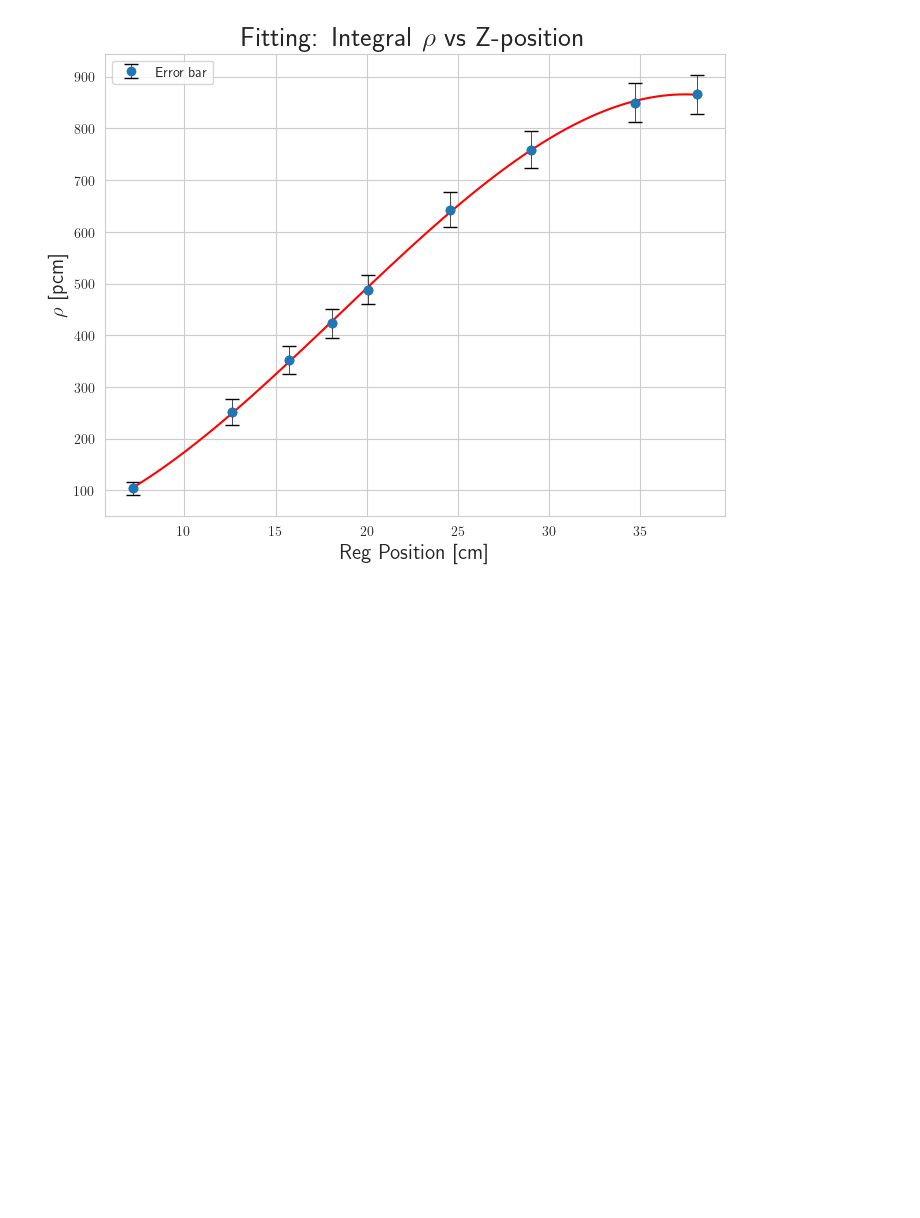
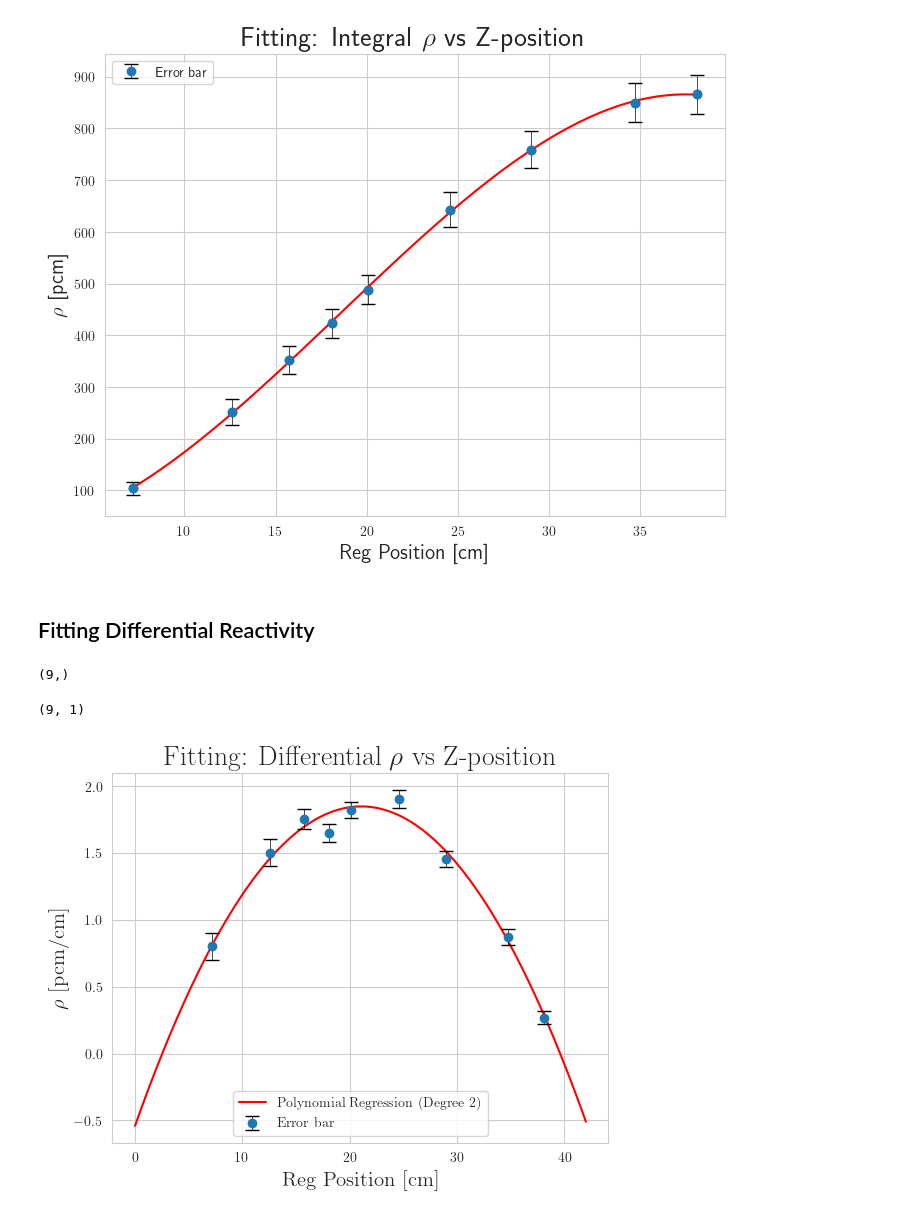
Before and after one commit to 96mat/ENRK, a Jupyter notebook: Report.ipynb, the cells around one changed output. Drawn from its saved outputs; the diff is of its cells as text; code cells hidden in the pictures; blank space fills up the shorter version.

Commit message:
Differential Reactivity Fit

```diff
--- a/Report.ipynb
+++ b/Report.ipynb
@@ -959,3 +960,44 @@ model.fit()
 model.plot()
 # %% [output]
 [figure]
+# %% [markdown]
+## Fitting Differential Reactivity
+# %%
+import numpy as np
+import matplotlib.pyplot as plt
+from sklearn.linear_model import LinearRegression
+from sklearn.preprocessing import PolynomialFeatures
+from sklearn.pipeline import make_pipeline
+
+#Data
+y = (dfg["Diff. $\rho$"].to_numpy())/(dfg["final_Reg"].to_numpy()-dfg["initial_Reg"].to_numpy())
+x = dfg["Reg(cm)"].to_numpy()
+# Reshape x for sklearn
+x = x.reshape(-1,1)
+display(np.shape(y))
+display(np.shape(x))
+
+
+# Try polynomial regression
+degree = 2  # Adjust the degree based on your data
+model = make_pipeline(PolynomialFeatures(degree), LinearRegression())
+model.fit(x, y)
+
+# Generate predictions
+x_pred = np.linspace(0, 42, 1000).reshape(-1, 1) #dominio su cui voler fare la previsione, lo scegliamo noi. In modo da poter fare un eventuale estrapolazione
+y_pred = model.predict(x_pred)
+
+# Plot the data and the fitted curve
+#plt.scatter(x, y, label='CR position')
+plt.plot(x_pred, y_pred, label=f'Polynomial Regression (Degree {degree})', color='red')
+plt.errorbar(x, (dfg["Diff. $\rho$"].to_numpy())/(dfg["final_Reg"].to_numpy()-dfg["initial_Reg"].to_numpy()), yerr=errb/(dfg["initial_Reg"]) ,fmt='o', ecolor = 'k',elinewidth = 0.5, capsize=5,markeredgewidth=1,label='Error bar',color='tab:blue')
+plt.xlabel(r'Reg Position [cm]',size=15)
+plt.ylabel(r'$\rho$ [pcm/cm]',size=15)
+plt.title(r'Fitting: Differential $\rho$ vs Z-position',size=20)
+plt.legend()
+#plt.savefig('FitRhoDiffZpos.pdf')
+plt.show()
+# %% [output]
+(9,)
+(9, 1)
+[figure, added]
```
Also changed, not shown: parts of 12 cells of this notebook.
